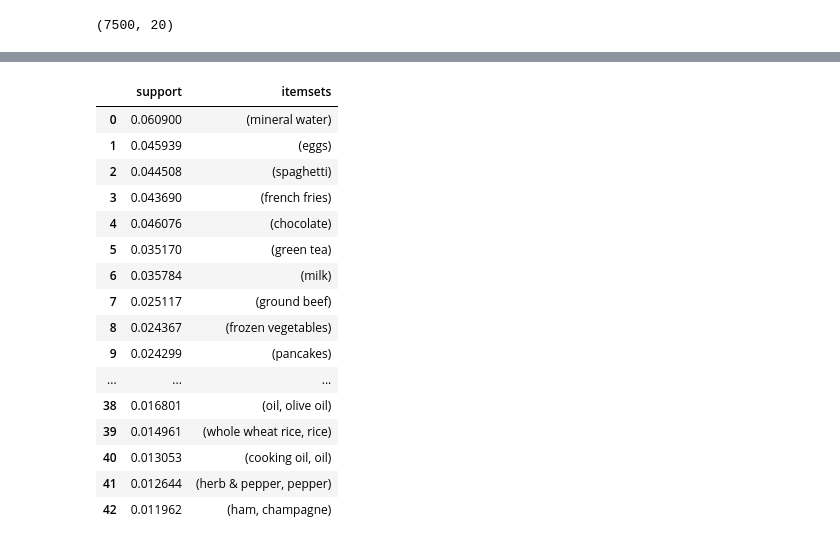
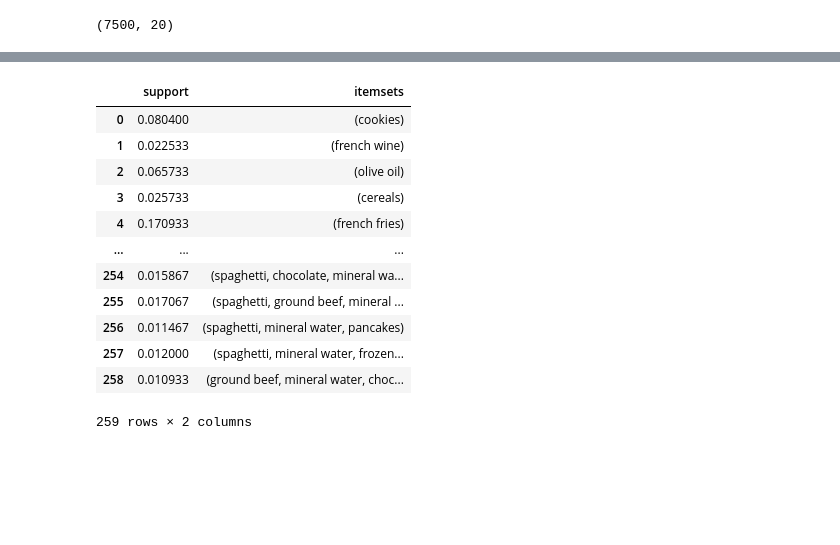
Before and after one commit to swastikbanerjee/ML_Lab, a Jupyter notebook: 2348566_Lab3.ipynb, the cells around one changed output, grey strips where cells are left out. Cells and saved outputs as stored; diff of their text form; code cells hidden in the pictures; blank space fills up the shorter version.

```diff
--- a/2348566_Lab3.ipynb
+++ b/2348566_Lab3.ipynb
@@ -116,0 +27,3 @@ print(binary_matrix)
+# %%
+list_of_lists = [row.dropna().tolist() for index, row in data.iterrows()]
+print(list_of_lists)
@@ -116,0 +42,4 @@ print(binary_matrix)
+# %%
+items = list(set(x for y in list_of_lists for x in y))
+df = pd.DataFrame(0, index=range(7500), columns = items)
+df
@@ -116,0 +60,7 @@ print(binary_matrix)
+# %%
+c = -1
+for x in list_of_lists:
+  c+=1
+  for y in x:
+      df.at[c,y] = 1
+df
@@ -117,24 +81,20 @@ print(binary_matrix)
 # %%
-frequent_itemset = apriori(binary_matrix,min_support=0.01,use_colnames=True)
+frequent_itemset = apriori(df,min_support=0.01,use_colnames=True)
 frequent_itemset
 # %% [output]
 |  | support | itemsets |
-| 0 | 0.060900 | (mineral water) |
-| 1 | 0.045939 | (eggs) |
-| 2 | 0.044508 | (spaghetti) |
-| 3 | 0.043690 | (french fries) |
-| 4 | 0.046076 | (chocolate) |
-| 5 | 0.035170 | (green tea) |
-| 6 | 0.035784 | (milk) |
-| 7 | 0.025117 | (ground beef) |
-| 8 | 0.024367 | (frozen vegetables) |
-| 9 | 0.024299 | (pancakes) |
+| 0 | 0.080400 | (cookies) |
+| 1 | 0.022533 | (french wine) |
+| 2 | 0.065733 | (olive oil) |
+| 3 | 0.025733 | (cereals) |
+| 4 | 0.170933 | (french fries) |
 | ... | ... | ... |
-| 38 | 0.016801 | (oil, olive oil) |
-| 39 | 0.014961 | (whole wheat rice, rice) |
-| 40 | 0.013053 | (cooking oil, oil) |
-| 41 | 0.012644 | (herb & pepper, pepper) |
-| 42 | 0.011962 | (ham, champagne) |
+| 254 | 0.015867 | (spaghetti, chocolate, mineral wa... |
+| 255 | 0.017067 | (spaghetti, ground beef, mineral ... |
+| 256 | 0.011467 | (spaghetti, mineral water, pancakes) |
+| 257 | 0.012000 | (spaghetti, mineral water, frozen... |
+| 258 | 0.010933 | (ground beef, mineral water, choc... |
+259 rows × 2 columns
 # %%
 ar = association_rules(frequent_itemset,metric='lift',min_threshold=1) #A lift value greater than 1 indicates a positive association between the items.
 filtered_ar = ar [(ar['confidence']>0.4)] #minimum confidence value is 40%
```
Also changed, not shown: parts of 14 cells of this notebook.
